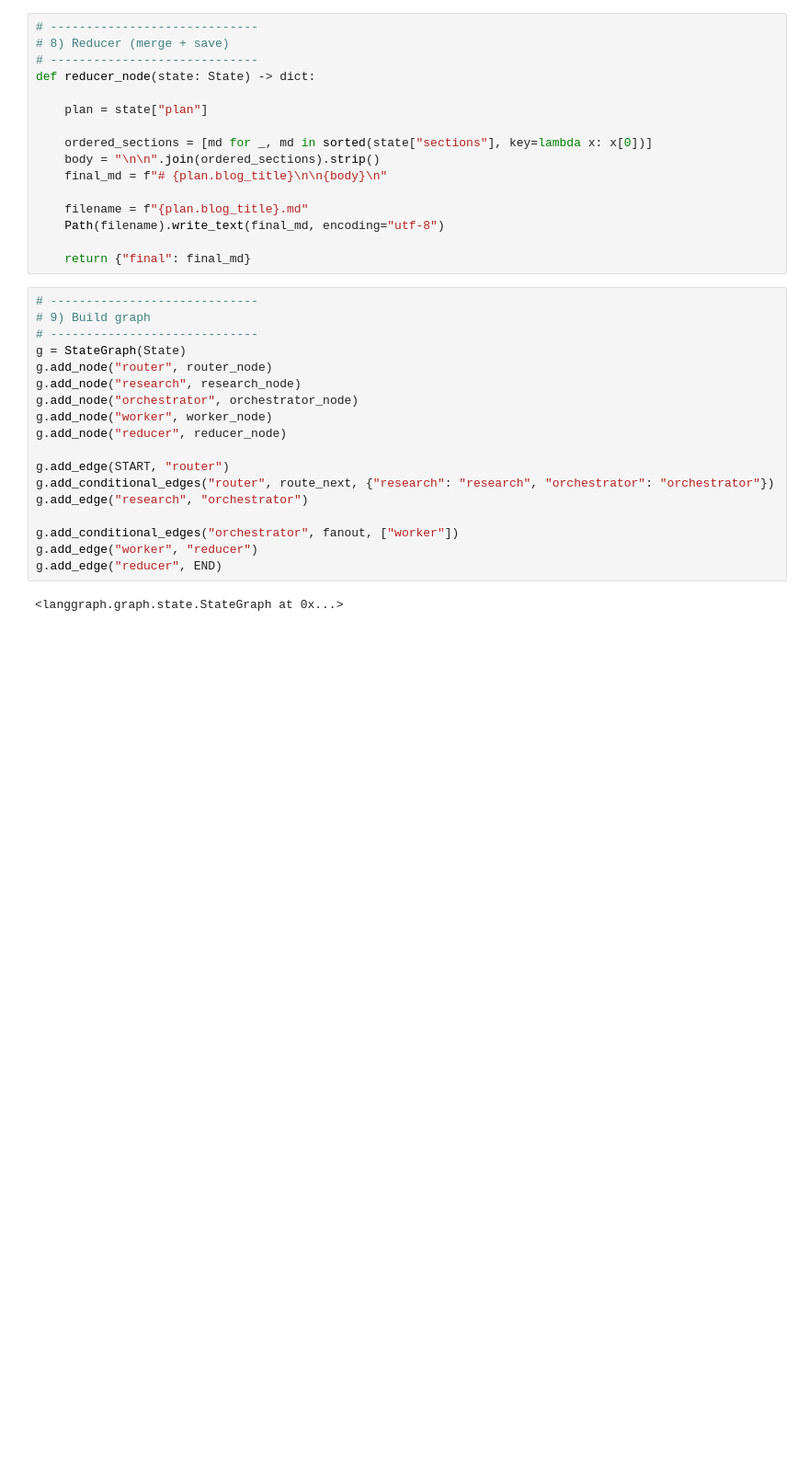
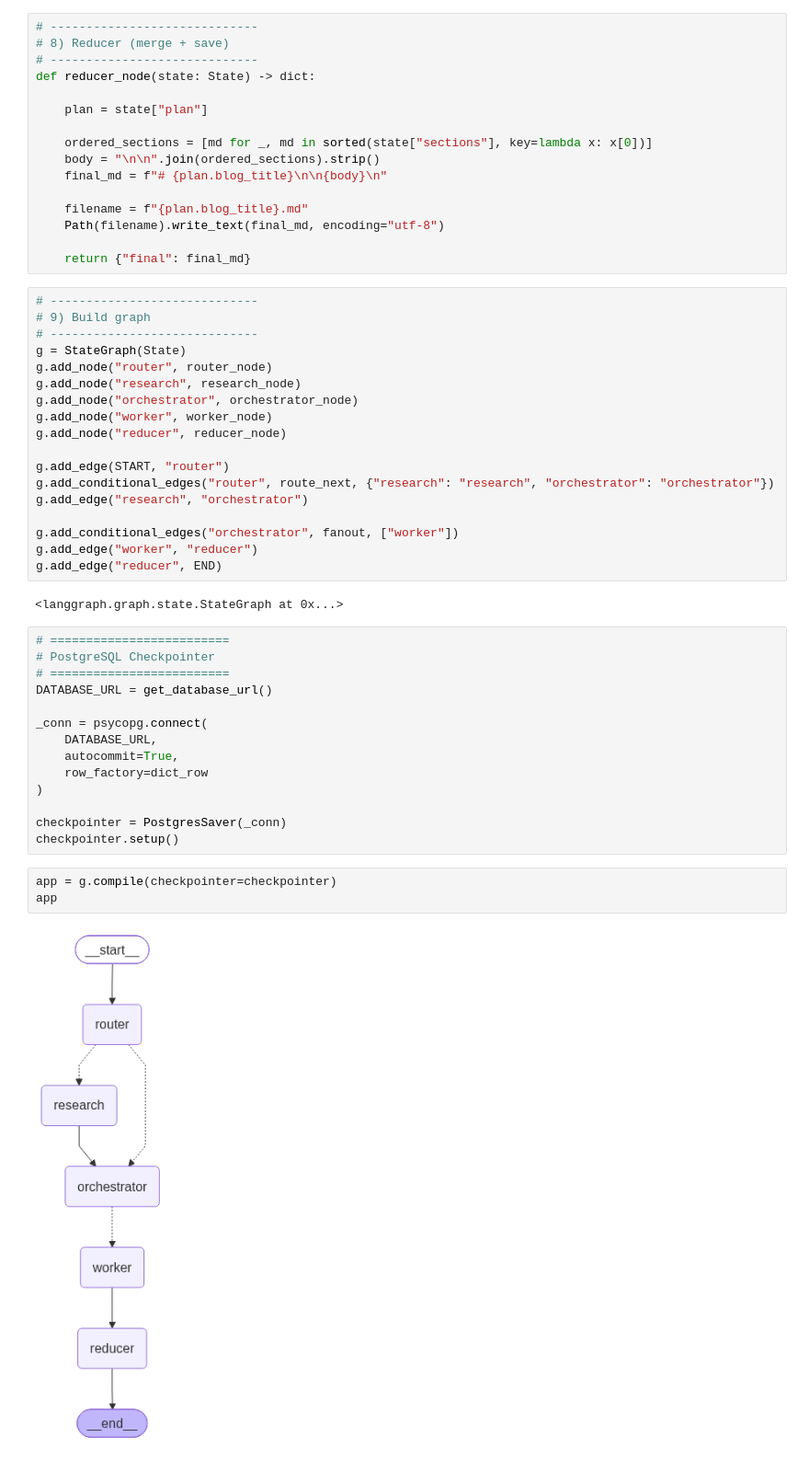
Before and after one commit to durgeshkhatai06/AgentWriter-AI, a Jupyter notebook: notebooks/3.blog_agent_with_research.ipynb, the cells around one changed output. Shown at 92% size. Drawn from its saved outputs; the diff is of its cells as text; blank space fills up the shorter version.

```diff
--- a/notebooks/3.blog_agent_with_research.ipynb
+++ b/notebooks/3.blog_agent_with_research.ipynb
@@ -415,3 +415,22 @@ g.add_edge("worker", "reducer")
 g.add_edge("reducer", END)
 # %% [output]
 <langgraph.graph.state.StateGraph at 0x...>
+# %%
+# =========================
+# PostgreSQL Checkpointer
+# =========================
+DATABASE_URL = get_database_url()
+
+_conn = psycopg.connect(
+    DATABASE_URL,
+    autocommit=True,
+    row_factory=dict_row
+)
+
+checkpointer = PostgresSaver(_conn)
+checkpointer.setup()
+# %%
+app = g.compile(checkpointer=checkpointer)
+app
+# %% [output]
+[figure, added]
```
